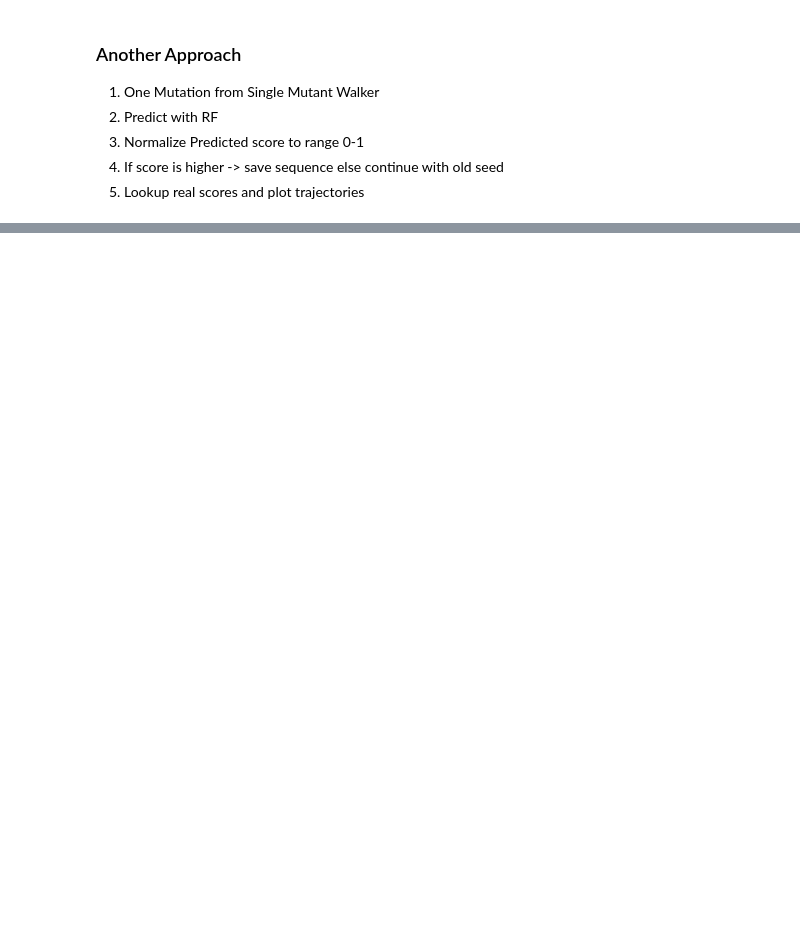
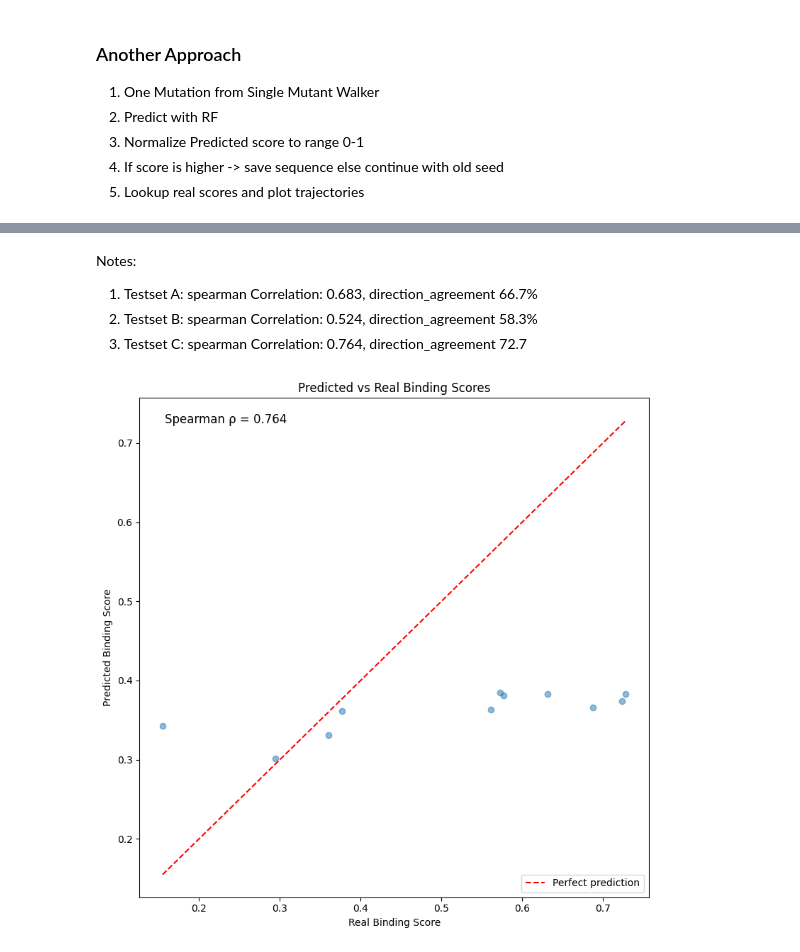
Before and after one commit to meier108/PracticalWork, a Jupyter notebook: main.ipynb, the cells around one changed output, grey strips where cells are left out. Cells and saved outputs as stored; diff of their text form; code cells hidden in the pictures; blank space fills up the shorter version.

```diff
--- a/main.ipynb
+++ b/main.ipynb
@@ -95,3 +90,9 @@ def oracle_lookup(one_hot_sequence):
         return match['binding_scores'].values[0]
     else:
         return 0.0  # no score if not found
+
+def oracle_exists(one_hot_sequence):
+    """Checks if a given one-hot encoded sequence exists in the oracle dataframe."""
+    flattened_seq = one_hot_sequence.flatten()
+    match = df_oracle[df_oracle['one_hot_seq'].apply(lambda x: np.array_equal(x, flattened_seq))]
+    return not match.empty
@@ -456,0 +323,25 @@ Step 88/100, New best mutation with predicted score: 1.0854444826342702
+# %% [markdown]
+Notes:
+1. Testset A: spearman Correlation: 0.683, direction_agreement 66.7%
+2. Testset B: spearman Correlation: 0.524, direction_agreement 58.3%
+3. Testset C: spearman Correlation: 0.764, direction_agreement 72.7
+# %%
+# Scatter plot shows correlation regardless of absolute values
+plt.figure(figsize=(8, 8))
+plt.scatter(df_values['real_score'], df_values['predicted_score'], alpha=0.5)
+plt.plot([df_values['real_score'].min(), df_values['real_score'].max()],
+         [df_values['real_score'].min(), df_values['real_score'].max()],
+         'r--', label='Perfect prediction')
+plt.xlabel('Real Binding Score')
+plt.ylabel('Predicted Binding Score')
+plt.title('Predicted vs Real Binding Scores')
+plt.legend()
+
+# Add Spearman correlation to plot
+from scipy.stats import spearmanr
+corr, _ = spearmanr(df_values['real_score'], df_values['predicted_score'])
+plt.text(0.05, 0.95, f'Spearman ρ = {corr:.3f}', transform=plt.gca().transAxes, fontsize=12)
+plt.tight_layout()
+plt.show()
+# %% [output]
+[figure, added]
```
Also changed, not shown: parts of 16 cells of this notebook, 15 other files.
